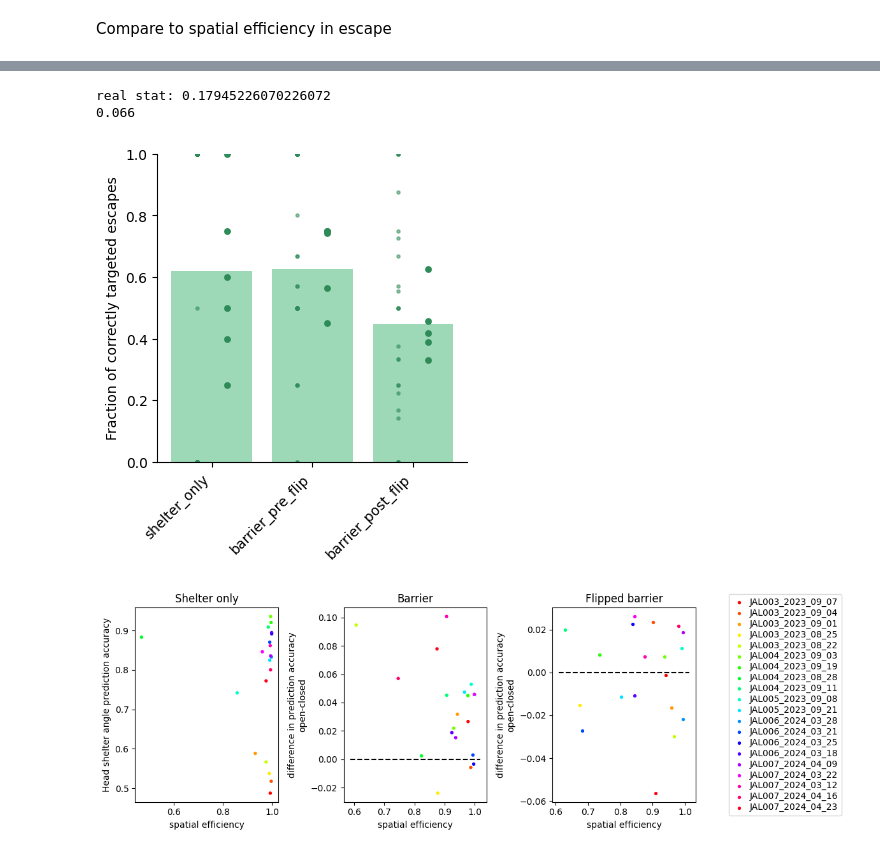
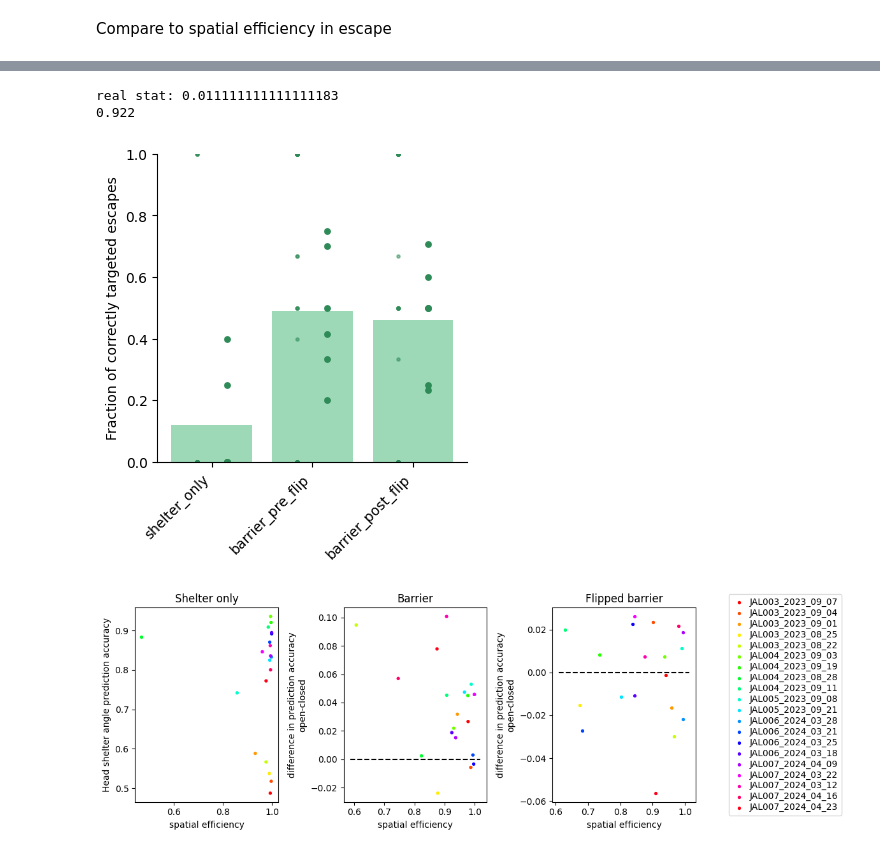
Before and after one commit to BrancoLab/JAL2_subgoal_pipeline, a Jupyter notebook: JR_test_scripts/LDA_behave.ipynb, the cells around one changed output, grey strips where cells are left out. Saved outputs shown, nothing was run; the diff lists cells and outputs as text; code cells hidden in the pictures.

```diff
--- a/JR_test_scripts/LDA_behave.ipynb
+++ b/JR_test_scripts/LDA_behave.ipynb
@@ -76,6 +40,11 @@ all_angles = ['hdir','hsa','h_preflipbar_a','h_postflipbar_a','h_rightbar_a','h_
 all_features = ['shelter','preflip_barrier','postflip_barrier','left_barrier', 'right_barrier', 'arena_bottom', 'arena_top']
 settings = 'all_angles_fr'
 # 'all_angles_fr','all_angles_fr_excl_prox_15cm','all_angles_subsampled_fr','all_angles_subsampled_fr_excl_prox_15cm','all_angles_fr_excl_stationary'
+# %%
+all_names = []
+for sesh in experiments_objects:
+    name = sesh.nick_name + '_' + sesh.experiment_date
+    all_names.append(name)
 # %%
 # pulling out prediction accuracy for all sessions for a certain set of settings
 
@@ -86,27 +55,39 @@ Compare to spatial efficiency in escape
 '''compare to ESCAPE spatial efficiency'''
 se = {}
 head = {}
+head_corr = {}
 for c in conditions:
     se[c] = np.empty((len(experiments_objects)))
-    head[c] = np.empty((len(experiments_objects),3))
+    head[c] = np.zeros((len(experiments_objects),3))
+    head_corr[c] = np.zeros((len(experiments_objects),3))
 
 for s,sesh in enumerate(experiments_objects):
     # find session
-    session = get_experiment(sesh)
+    session = Process(sesh).load_session()
 
     # load tracking
     track_path = os.path.join(session.base_path,session.processed_path,r"fully_processed_tracking_data.pickle")
     with open(track_path, "rb") as dill_file:
         tracking_data = pickle.load(dill_file)
 
+    # escape
+    onsets = session.__dict__["audio"].onset_frames
+    stimulus_durations = session.__dict__["audio"].stimulus_durations
+
+    if isinstance(onsets[0],np.ndarray):
+        onsets = [on[0] for on in onsets]
+        stimulus_durations = [st[0] for st in stimulus_durations]
+
     # load tracking
     esc_path = os.path.join(session.base_path,session.processed_path,'escapes',r"escapes_obj.pkl")
     with open(esc_path, "rb") as dill_file:
         esc = pickle.load(dill_file)
 
-    heading = hist_initial_heading_angle(session, esc.escape_onset_frames, esc.escape_end_frames, esc.head_orientation["avg_hdir"], esc.escape_condition, tracking_data, "escape", show_plots=False, plotting = False)
+    offsets = [int(on + (st*40)) for on,st in zip(onsets,stimulus_durations)]
+    heading, heading_correct = initial_heading_angle(session, onsets, offsets, esc.head_orientation["avg_hdir"], esc.escape_condition, tracking_data)
 
     # spatial efficiency
     for c in conditions:
         se[c][s] = np.nanmean(np.array([x for x, y in zip(esc.spatial_efficiency,esc.escape_condition) if y == c]))
         head[c][s,:] = heading[c]
+        head_corr[c][s,:] = heading_correct[c]
@@ -116,45 +94,59 @@ for s,sesh in enumerate(experiments_objects):
 # %%
 """Plot the fraction of correct heading escapes in each condition - separate by halves?"""
 
+
+head_use = head
+# head_use = head_corr # filter out escapes that don't start with mouse facing puff
+
+good_escapes = [np.pi/4,3*(np.pi/4)]
+
 fig, axs = plt.subplots(1,1, figsize = (4,4))
-fract_correct_esc = np.vstack((head['shelter_only'][:,1]/np.sum(head['shelter_only'], axis = 1),
-                               head['barrier_pre_flip'][:,0]/np.sum(head['barrier_pre_flip'], axis = 1),
-                               head['barrier_post_flip'][:,2]/np.sum(head['barrier_post_flip'], axis = 1)))
+
+fract_correct_esc = np.zeros((len(conditions),len(head_use['shelter_only'][:,1])))
+non_zero_shelt = np.sum(head_use['shelter_only'], axis = 1) > 0
+fract_correct_esc[0,non_zero_shelt] = head_use['shelter_only'][non_zero_shelt,1]/np.sum(head_use['shelter_only'][non_zero_shelt,:], axis = 1)
+
+non_zero_bar = np.sum(head_use['barrier_pre_flip'], axis = 1) > 0
+fract_correct_esc[1,non_zero_bar] = head_use['barrier_pre_flip'][non_zero_bar,0]/np.sum(head_use['barrier_pre_flip'][non_zero_bar,:], axis = 1)
+
+non_zero_flip = np.sum(head_use['barrier_post_flip'], axis = 1) > 0
+fract_correct_esc[2,non_zero_flip] = head_use['barrier_post_flip'][non_zero_flip,2]/np.sum(head_use['barrier_post_flip'][non_zero_flip,:], axis = 1)
 
 mouse_ID = [x[:6] for x in all_names]
 unique_mouse = [x for i, x in enumerate(mouse_ID) if x not in mouse_ID[:i]]
 mean_fract = np.zeros((len(unique_mouse),np.shape(fract_correct_esc)[0]))
 for m_idx, m in enumerate(unique_mouse):
     this_mouse = [i for i,x in enumerate(mouse_ID) if x == m]
     mean_fract[m_idx,:] = np.mean(fract_correct_esc[:,this_mouse], axis=1)
 
 axs.bar(conditions,np.nanmean(fract_correct_esc, axis = 1),color = 'mediumseagreen',alpha = .5)
 for i, c in enumerate(conditions):
     axs.scatter((np.ones(len(fract_correct_esc[i,:]))*i)-.15,fract_correct_esc[i,:],s = 5,c = 'seagreen', alpha = .5)
     axs.scatter((np.ones(len(mean_fract[:,i]))*i)+.15,mean_fract[:,i].T,s = 15,c = 'seagreen')
 
+axs.set_xticks(np.arange(len(conditions)))
 axs.set_xticklabels(conditions,rotation = 45, ha="right")
 axs.set_ylim([0,1])
 axs.set_ylabel('Fraction of correctly targeted escapes')
 axs.spines['top'].set_visible(False)
 axs.spines['right'].set_visible(False)
 
 good = np.hstack((fract_correct_esc[:,:7],fract_correct_esc[:,8:])) # remove stupid nan case
 d1 = good[1,:]
 d2 = good[2,:]
 real_stat = np.abs(np.mean(d1)-np.mean(d2))
 print('real stat: ' + str(real_stat))
 d = np.hstack((d1,d2))
 shuffled = np.zeros(1000)
 for j in np.arange(1000):
     idx = np.random.uniform(low = 0,high = 1, size =len(d))
     d_sort = d[np.argsort(idx)]
     shuffled[j] = np.abs(np.mean(d_sort[:len(d1)]) - np.mean(d_sort[len(d1):]))
 print(np.sum(shuffled > real_stat)/1000)
 # %% [output]
-real stat: 0.17945226070226072
-0.066
+real stat: 0.011111111111111183
+0.922
-[figure, old version]
+[figure, new version]
 # %%
 %matplotlib inline
 fig, axs = plt.subplots(1,3, figsize = (4*len(conditions),4))
```
Also changed, not shown: parts of 5 cells of this notebook.
